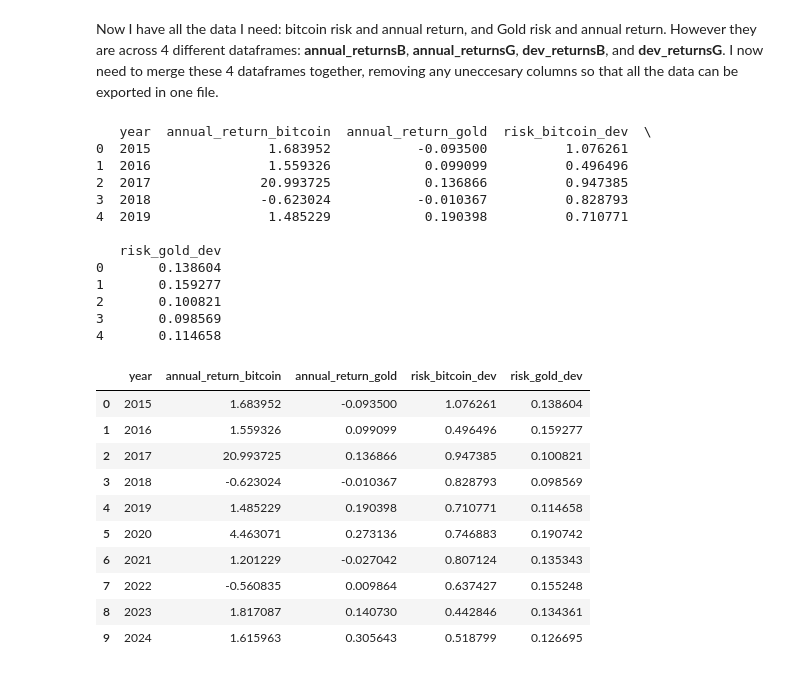
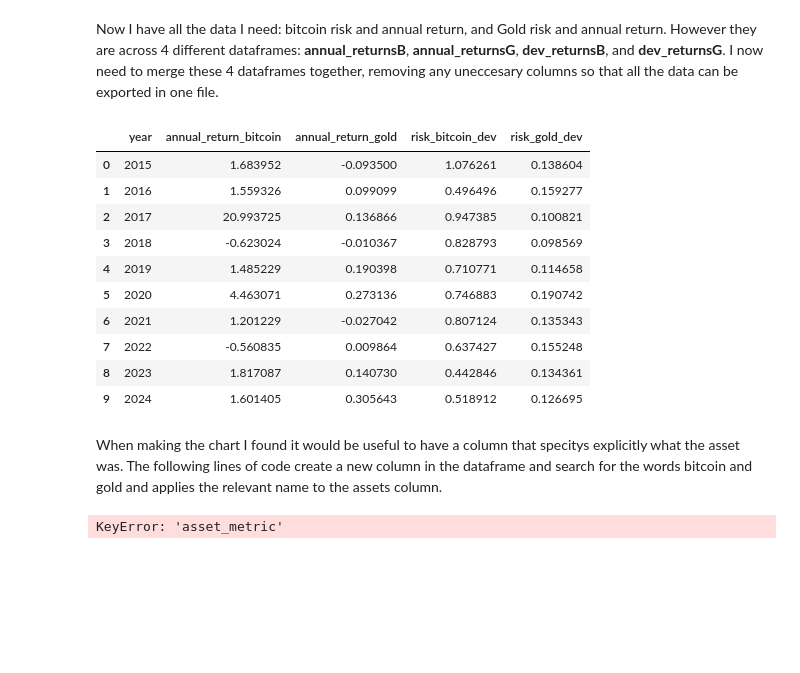
Before and after one commit to HerbDavis20/HerbDavis20.github.io, a Jupyter notebook: project_files/risk_returnCHART3_OLD.ipynb, the cells around one changed output. Cells and saved outputs as stored; diff of their text form; code cells hidden in the pictures; blank space fills up the shorter version.

```diff
--- a/project_files/risk_returnCHART3_OLD.ipynb
+++ b/project_files/risk_returnCHART3_OLD.ipynb
@@ -379,49 +379,44 @@ Now I have all the data I need: bitcoin risk and annual return, and Gold risk an
 # Merging annual returns for bitcoin and gold
 merged_annual = pd.merge(
     annual_returnsB[['year', 'annual_return']],
     annual_returnsG[['year', 'annual_return']],
     on='year',
     suffixes=('_bitcoin', '_gold')
 )
 
 # Merging the risk for bitcoin and gold
 merged_dev = pd.merge(
     dev_returnsB[['year', 'risk']],
     dev_returnsG[['year', 'risk']],
     on='year',
     suffixes=('_bitcoin_dev', '_gold_dev')
 )
 
 # Merging the risk and annual returns for both bitcoin and gold
 final_data = pd.merge(merged_annual, merged_dev, on='year')
 
-#this converts to a CSV file which I can then use to make a chart
-final_data.to_csv('risk_returns_scatterCHART3_DATA.csv', index=False)
-
-print(final_data.head())
-final_data
+final_data.head(20)
 # %% [output]
-   year  annual_return_bitcoin  annual_return_gold  risk_bitcoin_dev  \
-0  2015               1.683952           -0.093500          1.076261
-1  2016               1.559326            0.099099          0.496496
-2  2017              20.993725            0.136866          0.947385
-3  2018              -0.623024           -0.010367          0.828793
-4  2019               1.485229            0.190398          0.710771
-
-   risk_gold_dev
-0       0.138604
-1       0.159277
-2       0.100821
-3       0.098569
-4       0.114658
 |  | year | annual_return_bitcoin | annual_return_gold | risk_bitcoin_dev | risk_gold_dev |
 | 0 | 2015 | 1.683952 | -0.093500 | 1.076261 | 0.138604 |
 | 1 | 2016 | 1.559326 | 0.099099 | 0.496496 | 0.159277 |
 | 2 | 2017 | 20.993725 | 0.136866 | 0.947385 | 0.100821 |
 | 3 | 2018 | -0.623024 | -0.010367 | 0.828793 | 0.098569 |
 | 4 | 2019 | 1.485229 | 0.190398 | 0.710771 | 0.114658 |
 | 5 | 2020 | 4.463071 | 0.273136 | 0.746883 | 0.190742 |
 | 6 | 2021 | 1.201229 | -0.027042 | 0.807124 | 0.135343 |
 | 7 | 2022 | -0.560835 | 0.009864 | 0.637427 | 0.155248 |
 | 8 | 2023 | 1.817087 | 0.140730 | 0.442846 | 0.134361 |
-| 9 | 2024 | 1.615963 | 0.305643 | 0.518799 | 0.126695 |
+| 9 | 2024 | 1.601405 | 0.305643 | 0.518912 | 0.126695 |
+# %% [markdown]
+When making the chart I found it would be useful to have a column that specitys explicitly what the asset was. The following lines of code create a new column in the dataframe and search for the words bitcoin and gold and applies the relevant name to the assets column.
+# %%
+# Add a new column to specify the asset (Bitcoin or Gold)
+final_data['asset'] = final_data['asset_metric'].apply(
+    lambda x: 'Bitcoin' if 'bitcoin' in x else 'Gold'
+)
+
+
+final_data.head(20)
+# %% [output]
+KeyError: 'asset_metric'
```
Also changed, not shown: parts of 4 cells of this notebook, 2 other files.
